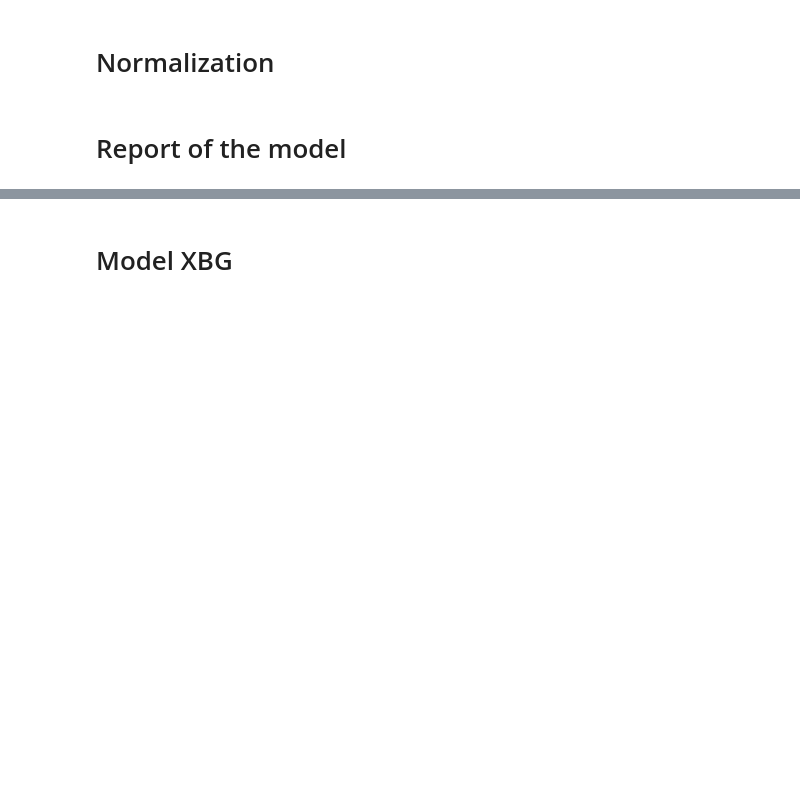
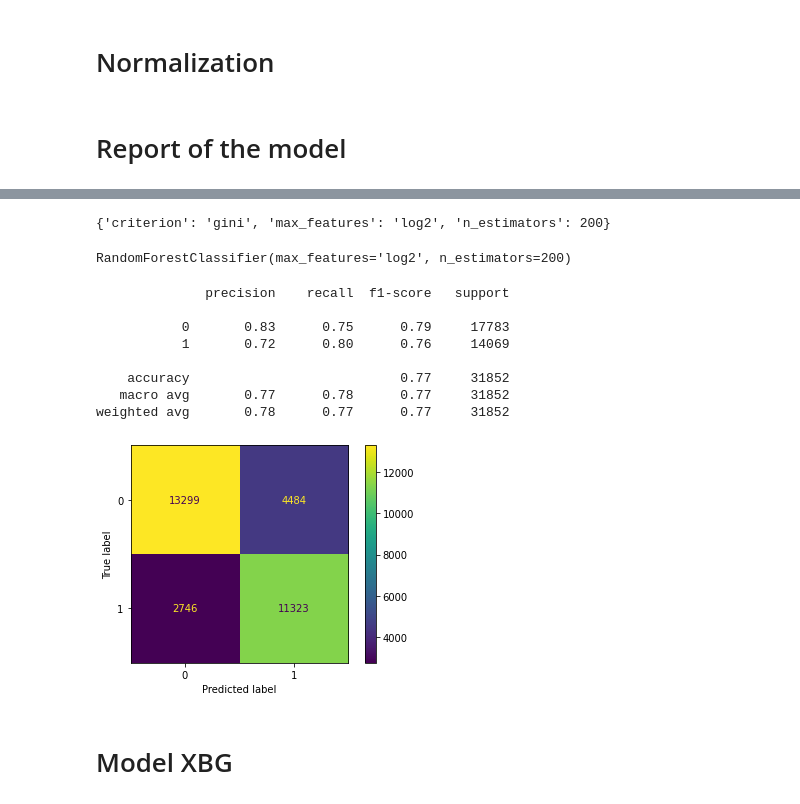
Before and after one commit to Mounice97/Portfolio, a Jupyter notebook: Competition_Binary_Smoker_Status/competition-binary-smoker_status.ipynb, the cells around one changed output, grey strips where cells are left out. Saved outputs shown, nothing was run; the diff lists cells and outputs as text; code cells hidden in the pictures; blank space fills up the shorter version.

```diff
--- a/Competition_Binary_Smoker_Status/competition-binary-smoker_status.ipynb
+++ b/Competition_Binary_Smoker_Status/competition-binary-smoker_status.ipynb
@@ -226,0 +236,8 @@ def report(model, X_valid, y_valid):
+# %%
+grid_model = GridSearchCV(estimator=RandomForestClassifier(),
+                          param_grid=param_grid,
+                         scoring='neg_mean_squared_error',
+                         cv=5,
+                         verbose=1)
+# %%
+grid_model.fit(X_train_scaled, y_train)
@@ -227,3 +251,25 @@ def report(model, X_valid, y_valid):
+# %%
+grid_model.best_params_
+# %% [output]
+{'criterion': 'gini', 'max_features': 'log2', 'n_estimators': 200}
+# %%
+rf_model = RandomForestClassifier(n_estimators=200, criterion='gini', max_features='log2')
+# %%
+rf_model.fit(X_train_scaled, y_train)
+# %% [output]
+RandomForestClassifier(max_features='log2', n_estimators=200)
+# %%
+report(rf_model, X_valid_scaled, y_valid)
+# %% [output]
+              precision    recall  f1-score   support
+
+           0       0.83      0.75      0.79     17783
+           1       0.72      0.80      0.76     14069
+
+    accuracy                           0.77     31852
+   macro avg       0.77      0.78      0.77     31852
+weighted avg       0.78      0.77      0.77     31852
+[figure, added]
 # %% [markdown]
 # Model XBG #
 # %%
```
Also changed, not shown: parts of 5 cells of this notebook, 4 other files.
